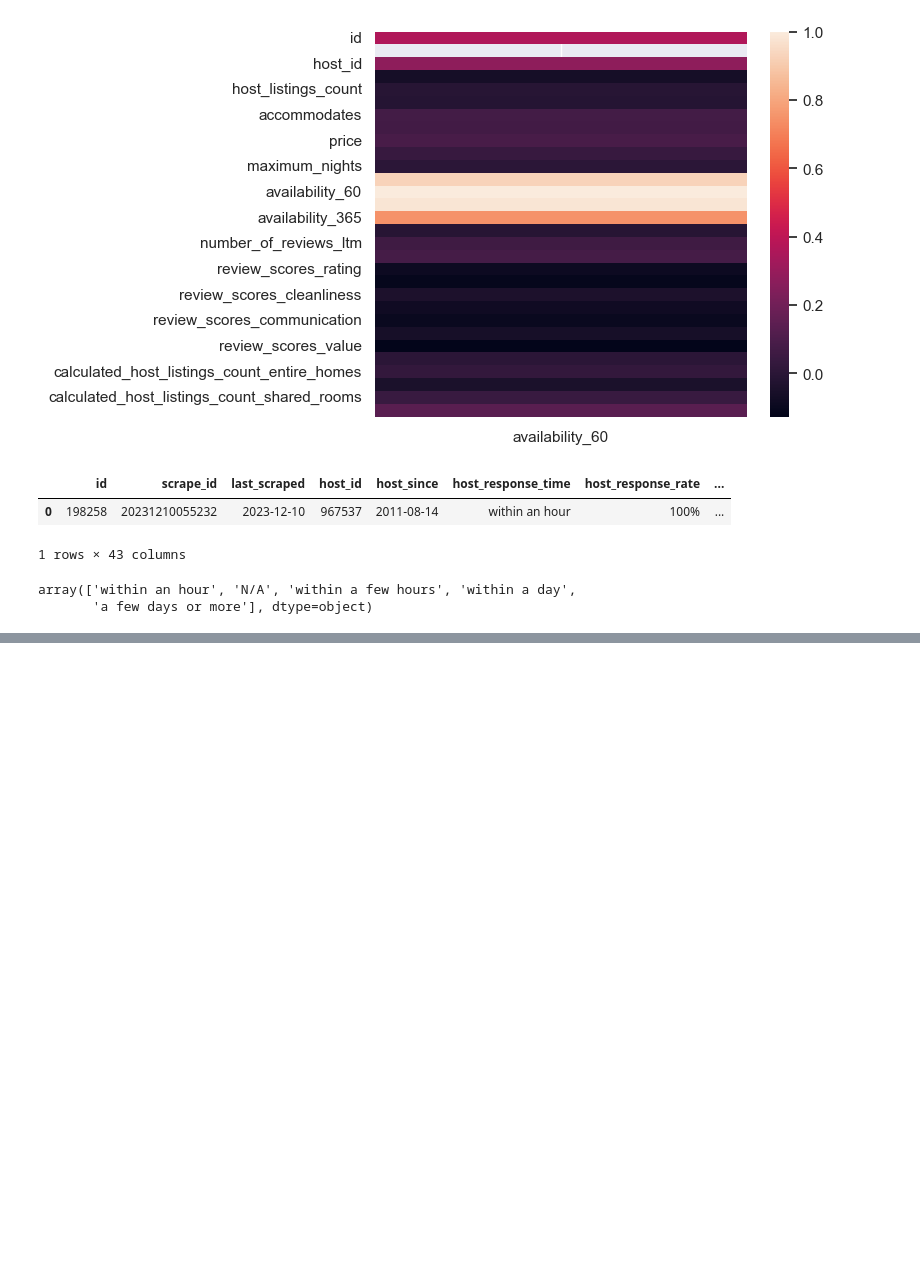
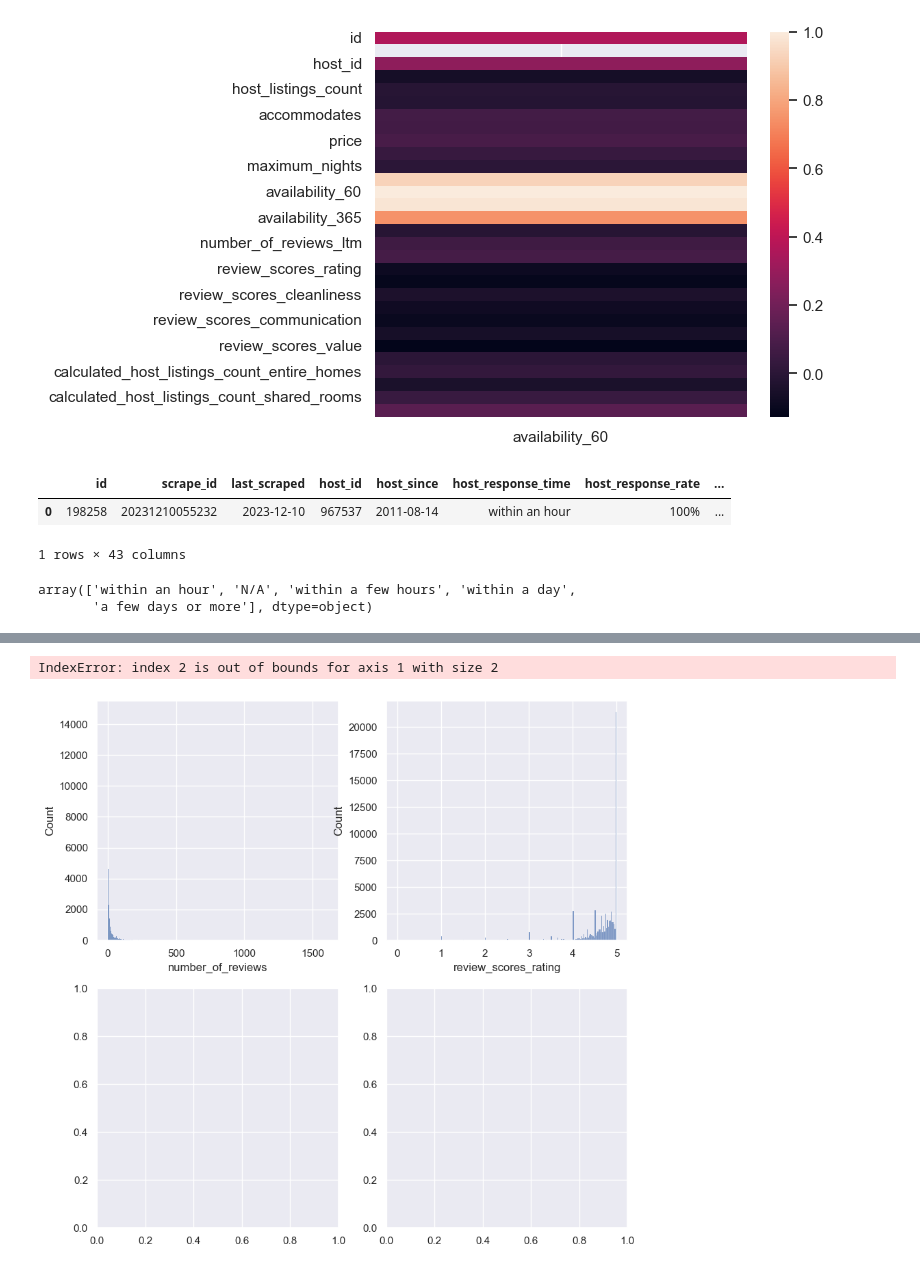
Before and after one commit to 18txm/inside-airbnb-vacancies, a Jupyter notebook: EDA Listing.ipynb, the cells around one changed output, grey strips where cells are left out. Cells and saved outputs as stored; diff of their text form; code cells hidden in the pictures; blank space fills up the shorter version.

```diff
--- a/EDA Listing.ipynb
+++ b/EDA Listing.ipynb
@@ -281,0 +338,15 @@ array(['within an hour', 'N/A', 'within a few hours', 'within a day',
+# %%
+fig, ax =plt.subplots(3,3, figsize=(10,10))
+
+sns.histplot(data=dfListingsReviews, x="number_of_reviews", ax=ax[0,0])
+sns.histplot(data=dfListingsReviews, x="review_scores_rating", ax=ax[0,1])
+sns.histplot(data=dfListingsReviews, x="review_scores_accuracy", ax=ax[0,2])
+sns.histplot(data=dfListingsReviews, x="review_scores_cleanliness", ax=ax[1,0])
+sns.histplot(data=dfListingsReviews, x="review_scores_checkin", ax=ax[1,1])
+sns.histplot(data=dfListingsReviews, x="review_scores_communication", ax=ax[1,2])
+sns.histplot(data=dfListingsReviews, x="review_scores_location", ax=ax[2,0])
+sns.histplot(data=dfListingsReviews, x="review_scores_value", ax=ax[2,1])
+sns.histplot(data=dfListingsReviews, x="reviews_per_month", ax=ax[2,2])
+# %% [output]
+IndexError: index 2 is out of bounds for axis 1 with size 2
+[figure, added]
```
Also changed, not shown: parts of 6 cells of this notebook.
